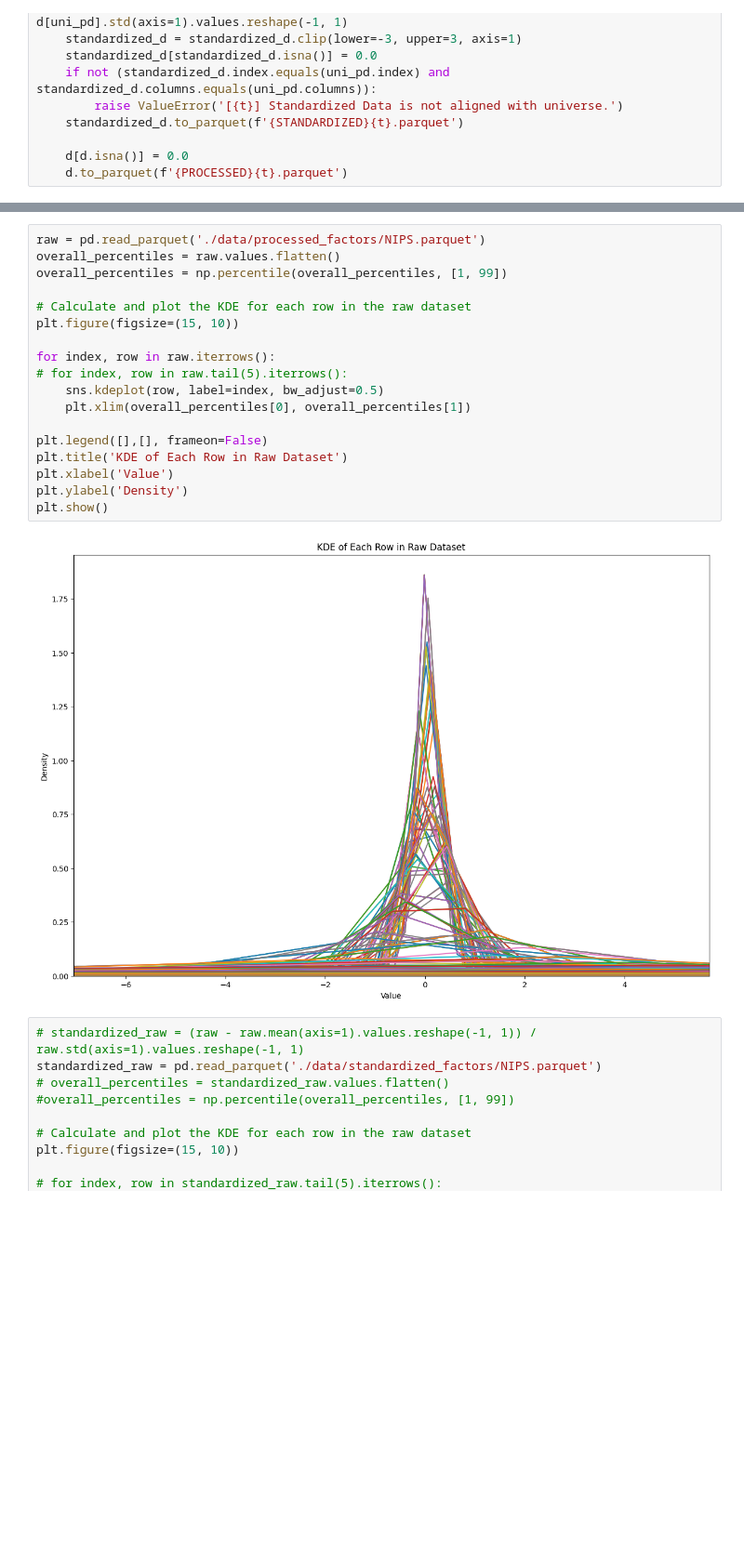
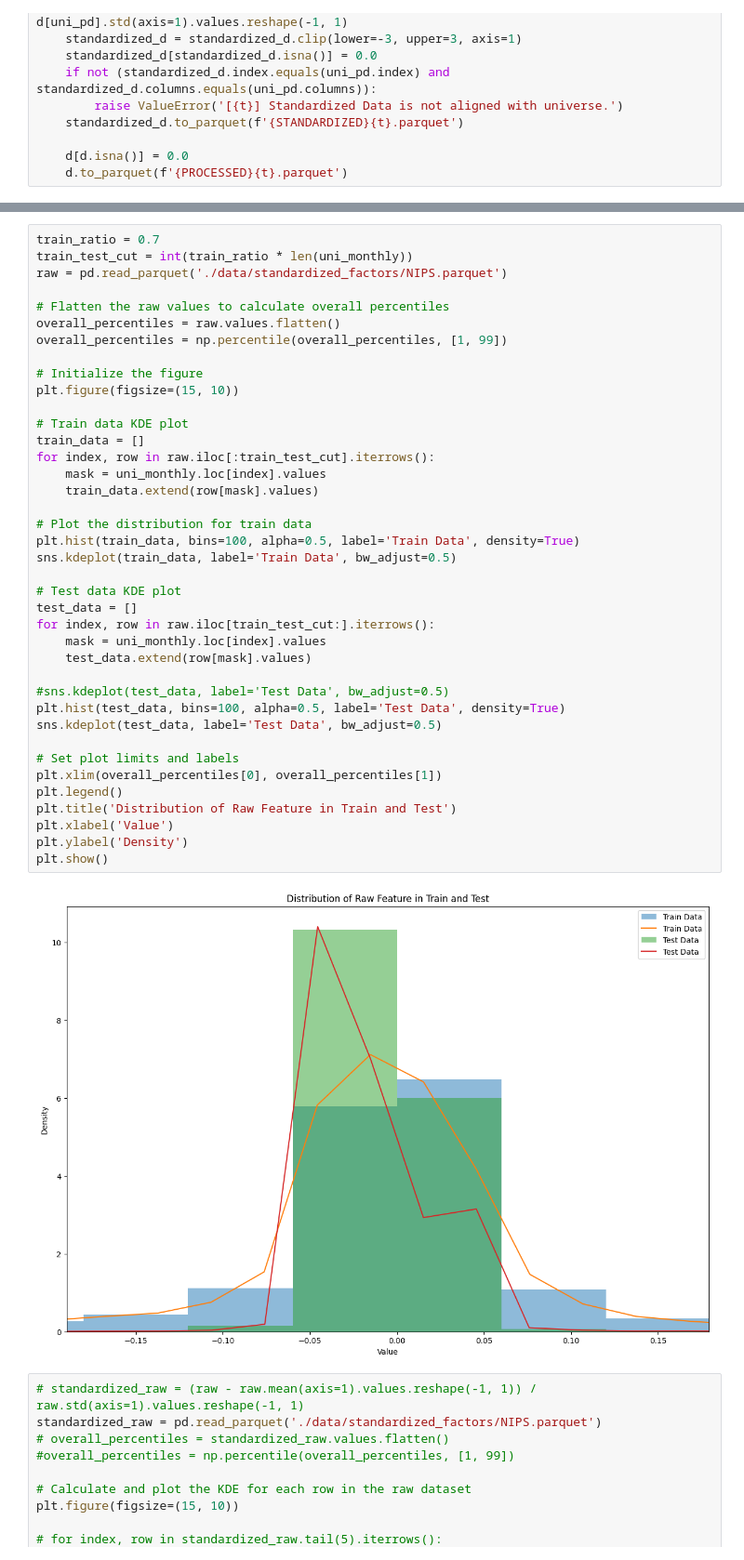
Before and after one commit to manish13/dl, a Jupyter notebook: input_exploration.ipynb, the cells around one changed output, grey strips where cells are left out. Shown at 93% size. Saved outputs shown, nothing was run; the diff lists cells and outputs as text; blank space fills up the shorter version.

```diff
--- a/input_exploration.ipynb
+++ b/input_exploration.ipynb
@@ -185,25 +184,46 @@ File: TSE.parquet, Shape: (342, 2941)
 File: TURN.parquet, Shape: (342, 2941)
 File: ZEROTRADE.parquet, Shape: (342, 2941)
 # %%
-raw = pd.read_parquet('./data/processed_factors/NIPS.parquet')
+train_ratio = 0.7
+train_test_cut = int(train_ratio * len(uni_monthly))
+raw = pd.read_parquet('./data/standardized_factors/NIPS.parquet')
+
+# Flatten the raw values to calculate overall percentiles
 overall_percentiles = raw.values.flatten()
 overall_percentiles = np.percentile(overall_percentiles, [1, 99])
 
-# Calculate and plot the KDE for each row in the raw dataset
+# Initialize the figure
 plt.figure(figsize=(15, 10))
 
-for index, row in raw.iterrows():
-# for index, row in raw.tail(5).iterrows():
-    sns.kdeplot(row, label=index, bw_adjust=0.5)
-    plt.xlim(overall_percentiles[0], overall_percentiles[1])
+# Train data KDE plot
+train_data = []
+for index, row in raw.iloc[:train_test_cut].iterrows():
+    mask = uni_monthly.loc[index].values
+    train_data.extend(row[mask].values)
 
-plt.legend([],[], frameon=False)
-plt.title('KDE of Each Row in Raw Dataset')
+# Plot the distribution for train data
+plt.hist(train_data, bins=100, alpha=0.5, label='Train Data', density=True)
+sns.kdeplot(train_data, label='Train Data', bw_adjust=0.5)
+
+# Test data KDE plot
+test_data = []
+for index, row in raw.iloc[train_test_cut:].iterrows():
+    mask = uni_monthly.loc[index].values
+    test_data.extend(row[mask].values)
+
+#sns.kdeplot(test_data, label='Test Data', bw_adjust=0.5)
+plt.hist(test_data, bins=100, alpha=0.5, label='Test Data', density=True)
+sns.kdeplot(test_data, label='Test Data', bw_adjust=0.5)
+
+# Set plot limits and labels
+plt.xlim(overall_percentiles[0], overall_percentiles[1])
+plt.legend()
+plt.title('Distribution of Raw Feature in Train and Test')
 plt.xlabel('Value')
 plt.ylabel('Density')
 plt.show()
 # %% [output]
-[figure, old version]
+[figure, new version]
 # %%
 # standardized_raw = (raw - raw.mean(axis=1).values.reshape(-1, 1)) / raw.std(axis=1).values.reshape(-1, 1)
 standardized_raw = pd.read_parquet('./data/standardized_factors/NIPS.parquet')
```
Also changed, not shown: parts of 1 cell of this notebook, 2 other files.
